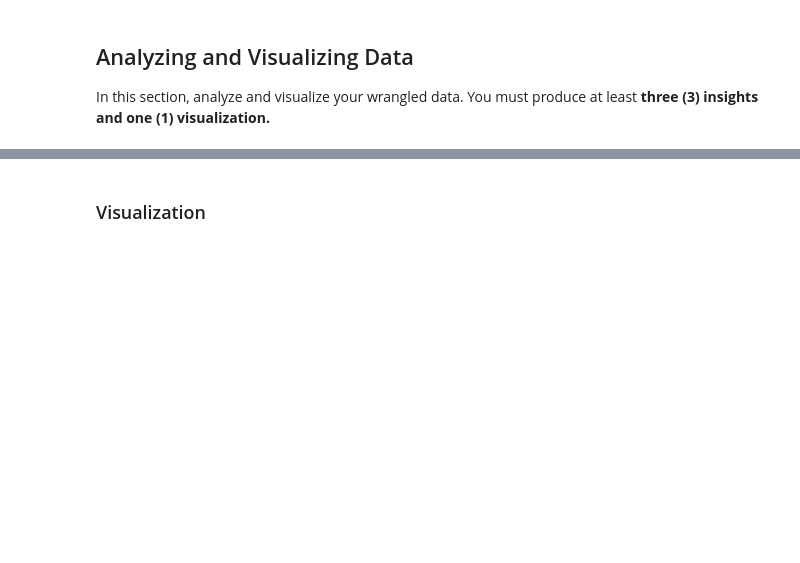
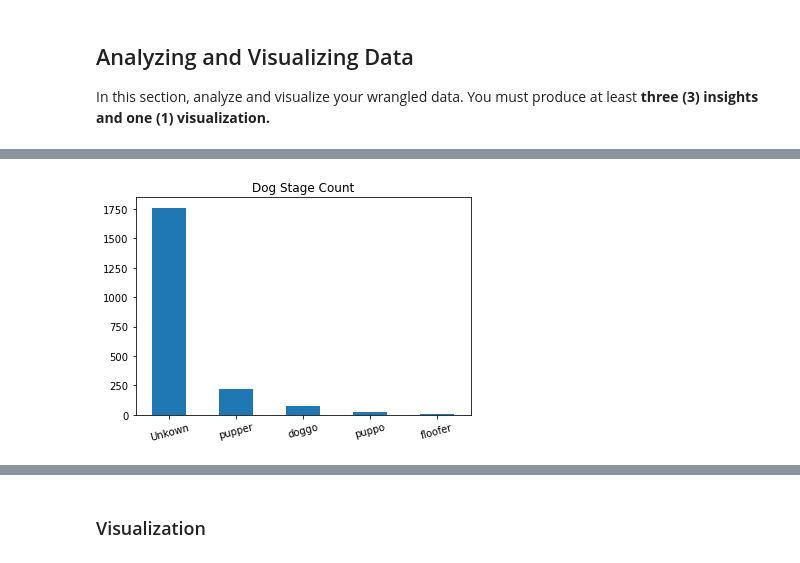
Before and after one commit to mpicanco/Project4, a Jupyter notebook: wrangle_act.ipynb, the cells around one changed output, grey strips where cells are left out. Drawn from its saved outputs; the diff is of its cells as text; code cells hidden in the pictures; blank space fills up the shorter version.

```diff
--- a/wrangle_act.ipynb
+++ b/wrangle_act.ipynb
@@ -461,0 +653,3 @@ Mask rows witn with name column entry equal 'a' and change for NaN
+# %%
+df4_clean['twt_url'] = df4_clean.text.str.extract(r'(https.*)')
+df4_clean['text'] = df4_clean['text'].str.replace(r'(https.*)','')
@@ -481,0 +827,7 @@ In this section, analyze and visualize your wrangled data. You must produce at l
+# %%
+df4_clean_master['dog_stage'].value_counts().plot(kind='bar');
+plt.xticks(rotation=15);
+plt.title('Dog Stage Count')
+plt.savefig("./image/histogram02.png")
+# %% [output]
+[figure, added]
```
Also changed, not shown: parts of 104 cells of this notebook, 32 other files.
